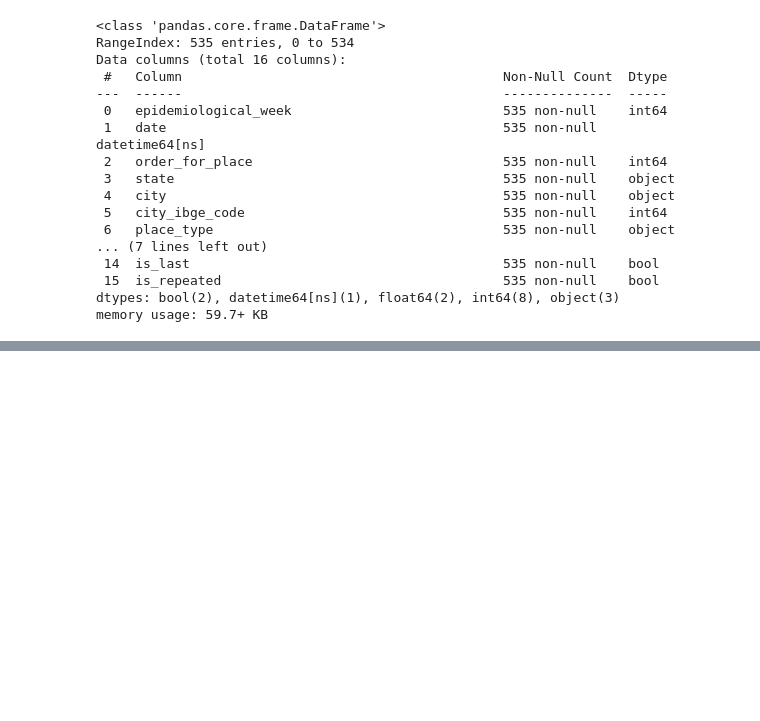
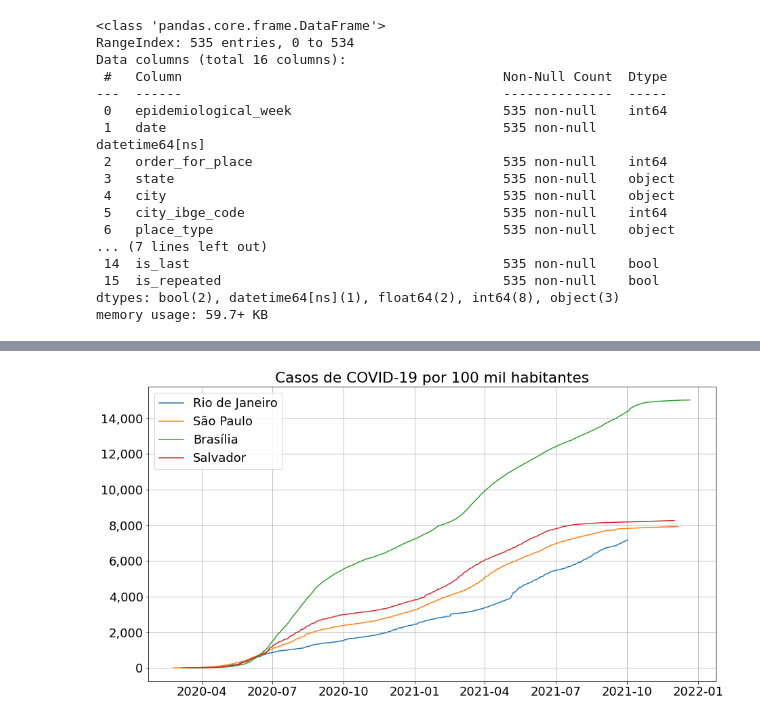
Before and after one commit to mvboas/analise_dados_covid_riodejaneiro, a Jupyter notebook: notebooks/forecast_covid_rio.ipynb, the cells around one changed output, grey strips where cells are left out. Drawn from its saved outputs; the diff is of its cells as text; code cells hidden in the pictures; blank space fills up the shorter version.

```diff
--- a/notebooks/forecast_covid_rio.ipynb
+++ b/notebooks/forecast_covid_rio.ipynb
@@ -68,0 +88,13 @@ dados.head()
+# %%
+ax = sns.lineplot(x = 'date', y = 'last_available_confirmed_per_100k_inhabitants', data = dados_rio)
+sns.lineplot(x = 'date', y = 'last_available_confirmed_per_100k_inhabitants', data = dados_sp)
+sns.lineplot(x = 'date', y = 'last_available_confirmed_per_100k_inhabitants', data = dados_df)
+sns.lineplot(x = 'date', y = 'last_available_confirmed_per_100k_inhabitants', data = dados_sv)
+plt.legend(['Rio de Janeiro', 'São Paulo', 'Brasília', 'Salvador'])
+plt.title('Casos de COVID-19 por 100 mil habitantes')
+plt.ylabel('')
+plt.xlabel('')
+ax.yaxis.set_major_formatter(ticker.StrMethodFormatter("{x:,.0f}"))
+plt.grid()
+# %% [output]
+[figure, added]
```
Also changed, not shown: parts of 29 cells of this notebook.
